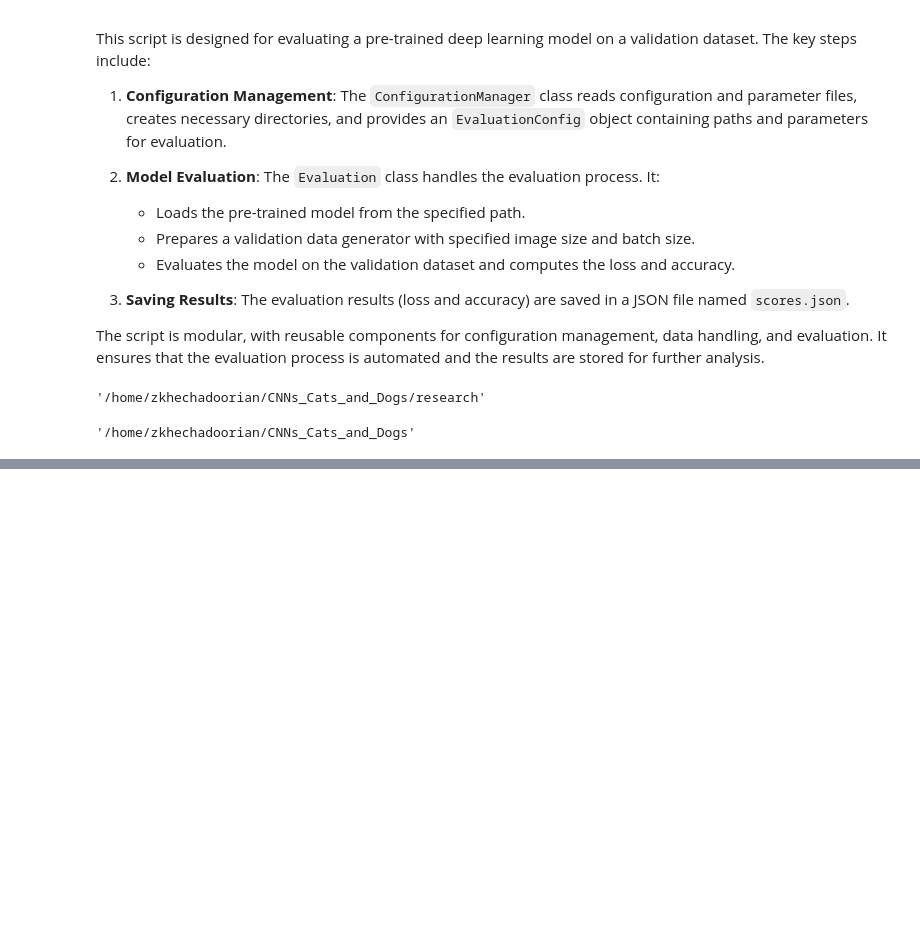
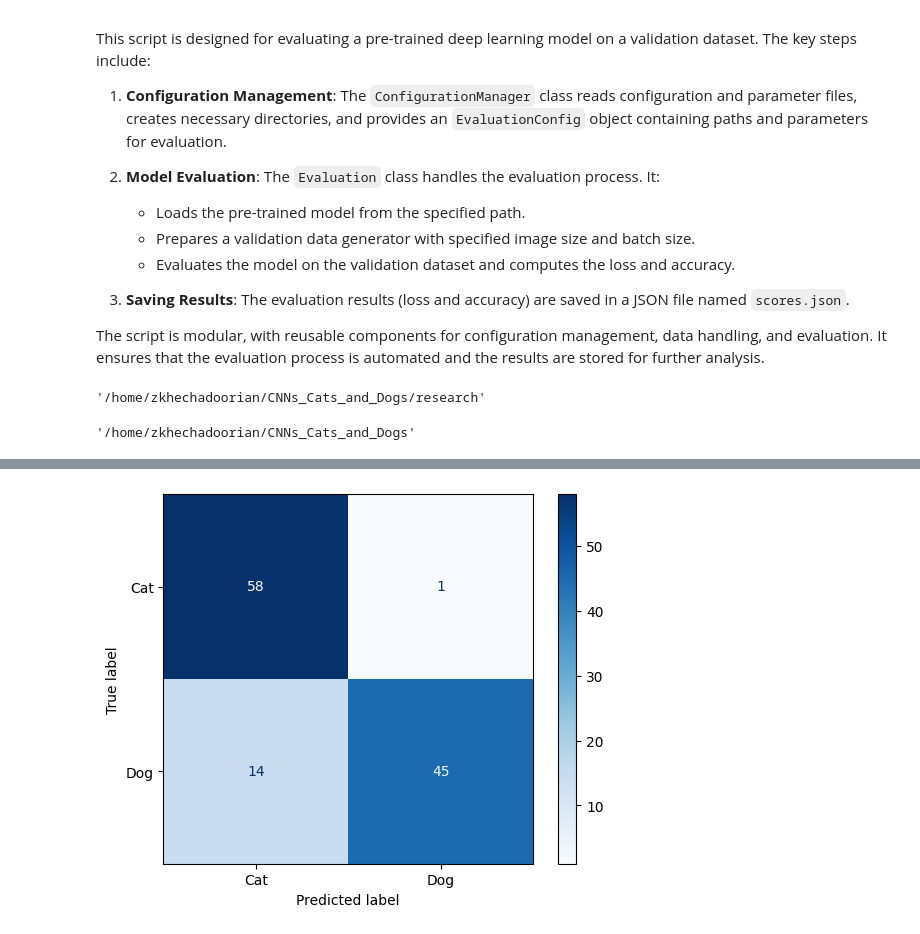
Before and after one commit to zkhechadoorian/CNNs_Cats_and_Dogs, a Jupyter notebook: research/st_05.ipynb, the cells around one changed output, grey strips where cells are left out. Cells and saved outputs as stored; diff of their text form; code cells hidden in the pictures; blank space fills up the shorter version.

```diff
--- a/research/st_05.ipynb
+++ b/research/st_05.ipynb
@@ -143,0 +277,10 @@ Found 118 images belonging to 2 classes.
+# %%
+# plot confusion matrix
+from sklearn.metrics import confusion_matrix, ConfusionMatrixDisplay
+y_pred = np.argmax(predicted_probs, axis=1)
+cm = confusion_matrix(true_labels, y_pred)
+disp = ConfusionMatrixDisplay(confusion_matrix=cm, display_labels=evaluation.valid_generator.class_indices.keys())
+disp.plot(cmap=plt.cm.Blues)
+plt.show()
+# %% [output]
+[figure, added]
```
Also changed, not shown: parts of 7 cells of this notebook, 1 other file.
